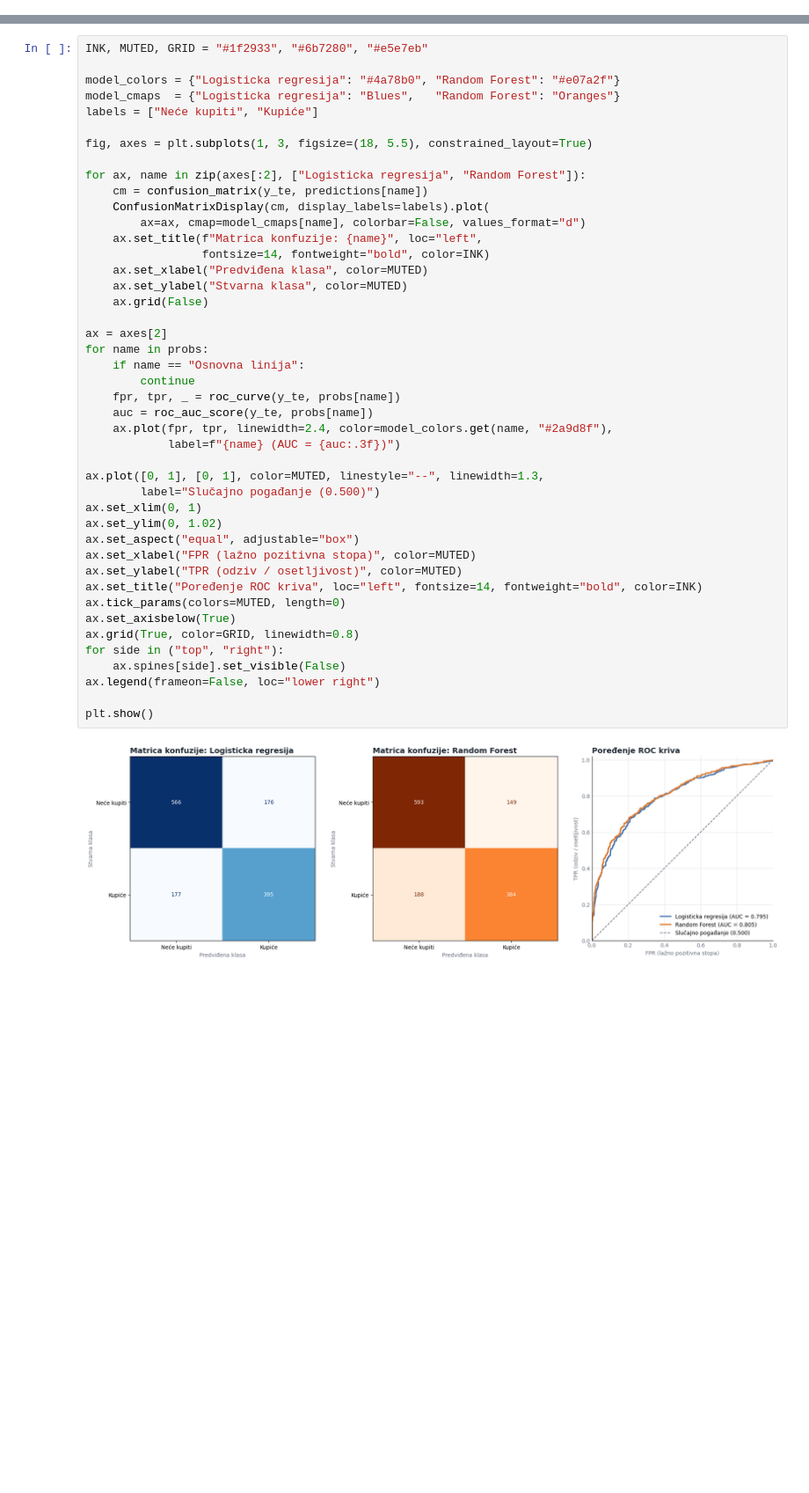
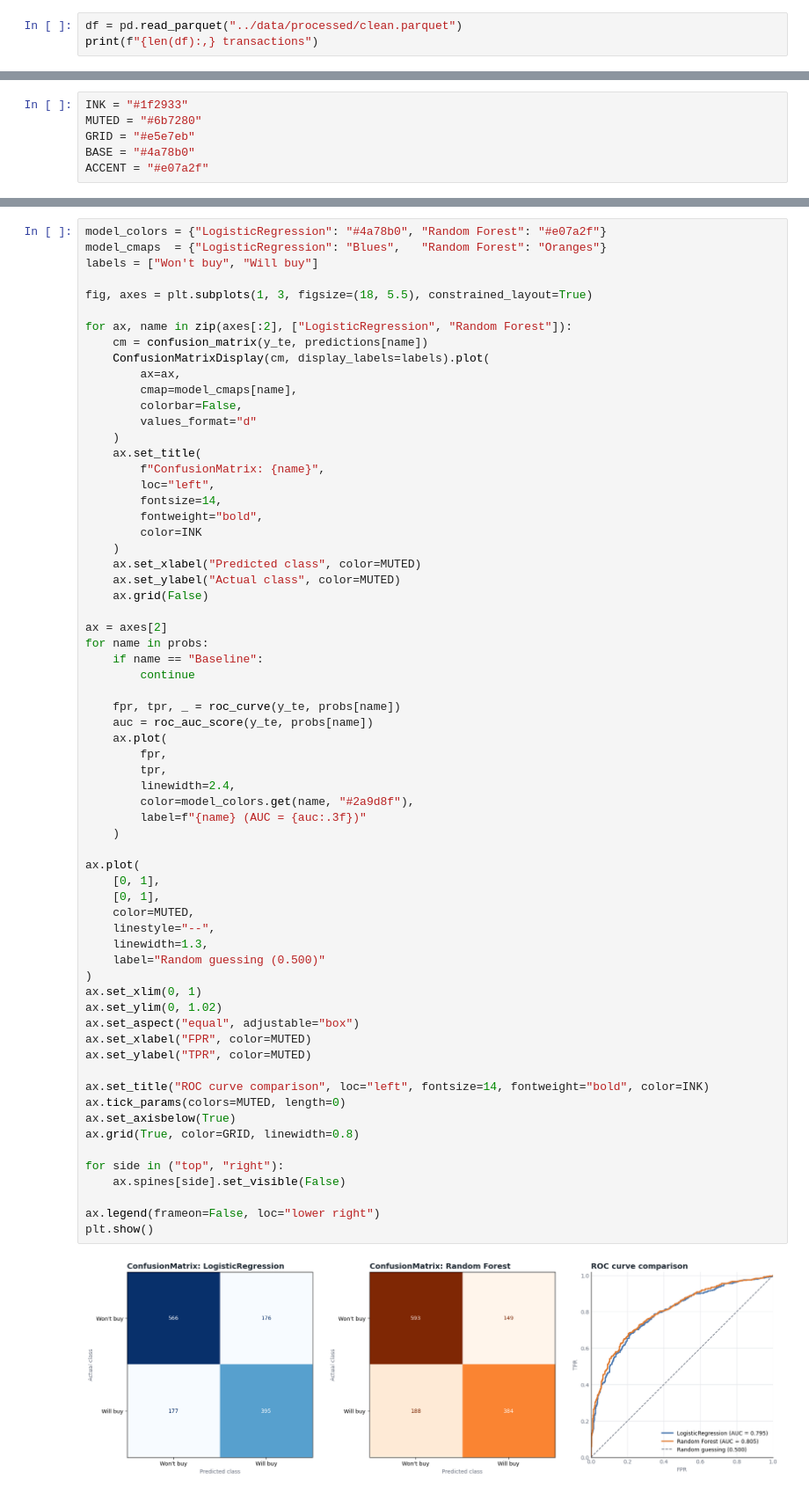
Before and after one commit to aaleksaacic/online-shop-analytics, a Jupyter notebook: notebooks/05_predict.ipynb, the cells around one changed output, grey strips where cells are left out. Shown at 88% size. Saved outputs shown, nothing was run; the diff lists cells and outputs as text; blank space fills up the shorter version.

Commit message:
refactor: predict refactor

```diff
--- a/notebooks/05_predict.ipynb
+++ b/notebooks/05_predict.ipynb
@@ -19,0 +22,3 @@ Učitano transakcija: 776,579
+# %%
+df = pd.read_parquet("../data/processed/clean.parquet")
+print(f"{len(df):,} transactions")
@@ -20 +27,7 @@ Učitano transakcija: 776,579
+# %%
+INK = "#1f2933"
+MUTED = "#6b7280"
+GRID = "#e5e7eb"
+BASE = "#4a78b0"
+ACCENT = "#e07a2f"
 # %% [markdown]
@@ -175,47 +193,68 @@ Logisticka regresija    0.731       0.692           0.691    0.691    0.795
 # %%
-INK, MUTED, GRID = "#1f2933", "#6b7280", "#e5e7eb"
-
-model_colors = {"Logisticka regresija": "#4a78b0", "Random Forest": "#e07a2f"}
-model_cmaps  = {"Logisticka regresija": "Blues",   "Random Forest": "Oranges"}
-labels = ["Neće kupiti", "Kupiće"]
+model_colors = {"LogisticRegression": "#4a78b0", "Random Forest": "#e07a2f"}
+model_cmaps  = {"LogisticRegression": "Blues",   "Random Forest": "Oranges"}
+labels = ["Won't buy", "Will buy"]
 
 fig, axes = plt.subplots(1, 3, figsize=(18, 5.5), constrained_layout=True)
 
-for ax, name in zip(axes[:2], ["Logisticka regresija", "Random Forest"]):
+for ax, name in zip(axes[:2], ["LogisticRegression", "Random Forest"]):
     cm = confusion_matrix(y_te, predictions[name])
     ConfusionMatrixDisplay(cm, display_labels=labels).plot(
-        ax=ax, cmap=model_cmaps[name], colorbar=False, values_format="d")
-    ax.set_title(f"Matrica konfuzije: {name}", loc="left",
-                 fontsize=14, fontweight="bold", color=INK)
-    ax.set_xlabel("Predviđena klasa", color=MUTED)
-    ax.set_ylabel("Stvarna klasa", color=MUTED)
+        ax=ax,
+        cmap=model_cmaps[name],
+        colorbar=False,
+        values_format="d"
+    )
+    ax.set_title(
+        f"ConfusionMatrix: {name}",
+        loc="left",
+        fontsize=14,
+        fontweight="bold",
+        color=INK
+    )
+    ax.set_xlabel("Predicted class", color=MUTED)
+    ax.set_ylabel("Actual class", color=MUTED)
     ax.grid(False)
 
 ax = axes[2]
 for name in probs:
-    if name == "Osnovna linija":
+    if name == "Baseline":
         continue
+
     fpr, tpr, _ = roc_curve(y_te, probs[name])
     auc = roc_auc_score(y_te, probs[name])
-    ax.plot(fpr, tpr, linewidth=2.4, color=model_colors.get(name, "#2a9d8f"),
-            label=f"{name} (AUC = {auc:.3f})")
+    ax.plot(
+        fpr,
+        tpr,
+        linewidth=2.4,
+        color=model_colors.get(name, "#2a9d8f"),
+        label=f"{name} (AUC = {auc:.3f})"
+    )
 
-ax.plot([0, 1], [0, 1], color=MUTED, linestyle="--", linewidth=1.3,
-        label="Slučajno pogađanje (0.500)")
+ax.plot(
+    [0, 1],
+    [0, 1],
+    color=MUTED,
+    linestyle="--",
+    linewidth=1.3,
+    label="Random guessing (0.500)"
+)
 ax.set_xlim(0, 1)
 ax.set_ylim(0, 1.02)
 ax.set_aspect("equal", adjustable="box")
-ax.set_xlabel("FPR (lažno pozitivna stopa)", color=MUTED)
-ax.set_ylabel("TPR (odziv / osetljivost)", color=MUTED)
-ax.set_title("Poređenje ROC kriva", loc="left", fontsize=14, fontweight="bold", color=INK)
+ax.set_xlabel("FPR", color=MUTED)
+ax.set_ylabel("TPR", color=MUTED)
+
+ax.set_title("ROC curve comparison", loc="left", fontsize=14, fontweight="bold", color=INK)
 ax.tick_params(colors=MUTED, length=0)
 ax.set_axisbelow(True)
 ax.grid(True, color=GRID, linewidth=0.8)
+
 for side in ("top", "right"):
     ax.spines[side].set_visible(False)
+
 ax.legend(frameon=False, loc="lower right")
-
 plt.show()
 # %% [output]
-[figure, old version]
+[figure, new version]
 # %% [markdown]
```
Also changed, not shown: parts of 15 cells of this notebook, 2 other files.
